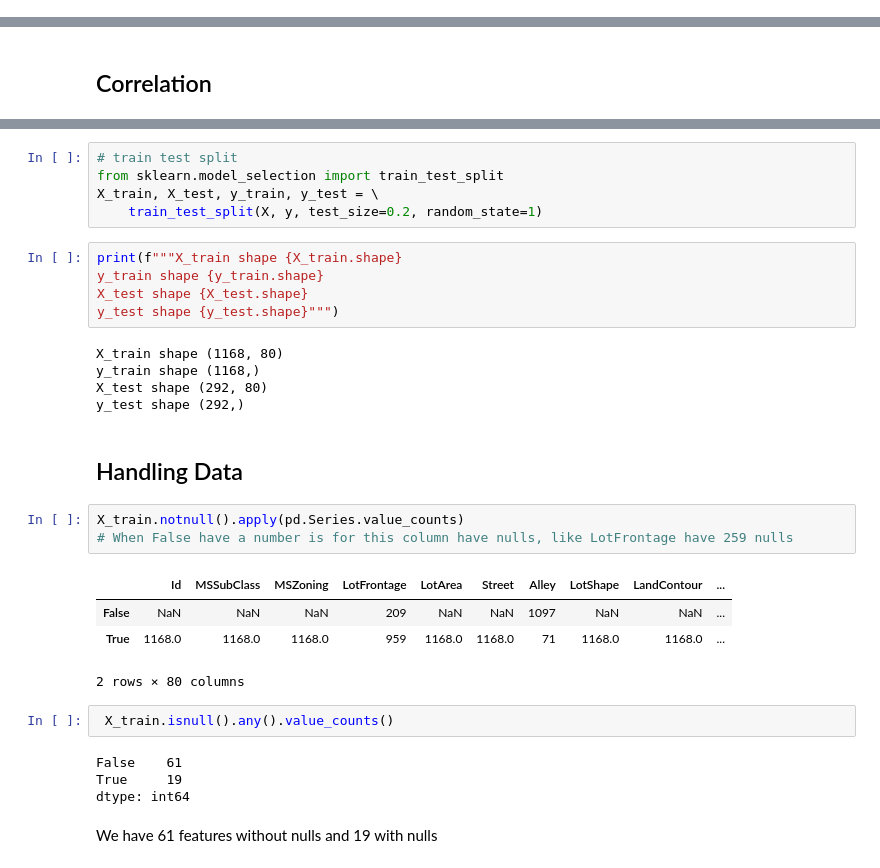
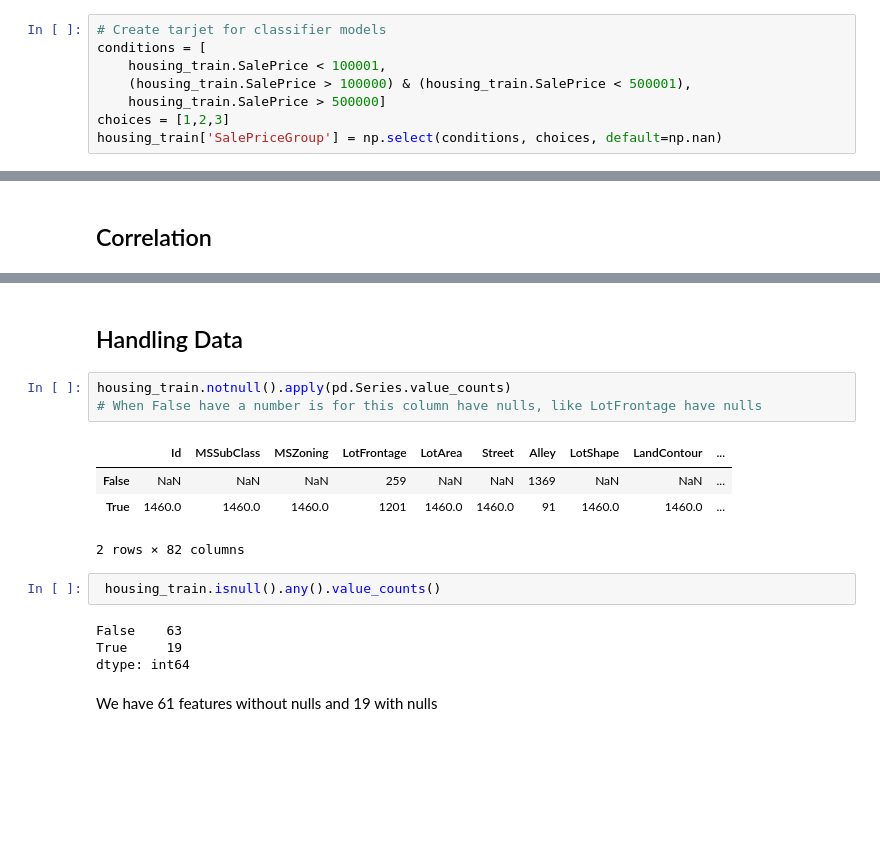
Before and after one commit to WillArevalo/Machine_Learning_works, a Jupyter notebook: Trees & Random Forests.ipynb, the cells around one changed output, grey strips where cells are left out. Cells and saved outputs as stored; diff of their text form; blank space fills up the shorter version.

```diff
--- a/Trees & Random Forests.ipynb
+++ b/Trees & Random Forests.ipynb
@@ -85,3 +86,11 @@ housing_train.SalePrice.hist()
 # %% [output]
 <matplotlib.axes._subplots.AxesSubplot at 0x...>
 [figure]
+# %%
+# Create tarjet for classifier models
+conditions = [
+    housing_train.SalePrice < 100001,
+    (housing_train.SalePrice > 100000) & (housing_train.SalePrice < 500001),
+    housing_train.SalePrice > 500000]
+choices = [1,2,3]
+housing_train['SalePriceGroup'] = np.select(conditions, choices, default=np.nan)
@@ -144,32 +152,17 @@ y shape (1460,)
-# %%
-# train test split
-from sklearn.model_selection import train_test_split
-X_train, X_test, y_train, y_test = \
-    train_test_split(X, y, test_size=0.2, random_state=1)
-# %%
-print(f"""X_train shape {X_train.shape}
-y_train shape {y_train.shape}
-X_test shape {X_test.shape}
-y_test shape {y_test.shape}""")
-# %% [output]
-X_train shape (1168, 80)
-y_train shape (1168,)
-X_test shape (292, 80)
-y_test shape (292,)
 # %% [markdown]
 ## Handling Data
 # %%
-X_train.notnull().apply(pd.Series.value_counts)
-# When False have a number is for this column have nulls, like LotFrontage have 259 nulls
+housing_train.notnull().apply(pd.Series.value_counts)
+# When False have a number is for this column have nulls, like LotFrontage have nulls
 # %% [output]
 |  | Id | MSSubClass | MSZoning | LotFrontage | LotArea | Street | Alley | LotShape | LandContour | ... |
-| False | NaN | NaN | NaN | 209 | NaN | NaN | 1097 | NaN | NaN | ... |
-| True | 1168.0 | 1168.0 | 1168.0 | 959 | 1168.0 | 1168.0 | 71 | 1168.0 | 1168.0 | ... |
+| False | NaN | NaN | NaN | 259 | NaN | NaN | 1369 | NaN | NaN | ... |
+| True | 1460.0 | 1460.0 | 1460.0 | 1201 | 1460.0 | 1460.0 | 91 | 1460.0 | 1460.0 | ... |
-2 rows × 80 columns
+2 rows × 82 columns
 # %%
- X_train.isnull().any().value_counts()
+ housing_train.isnull().any().value_counts()
 # %% [output]
-False    61
+False    63
 True     19
 dtype: int64
 # %% [markdown]
```
Also changed, not shown: parts of 62 cells of this notebook.
